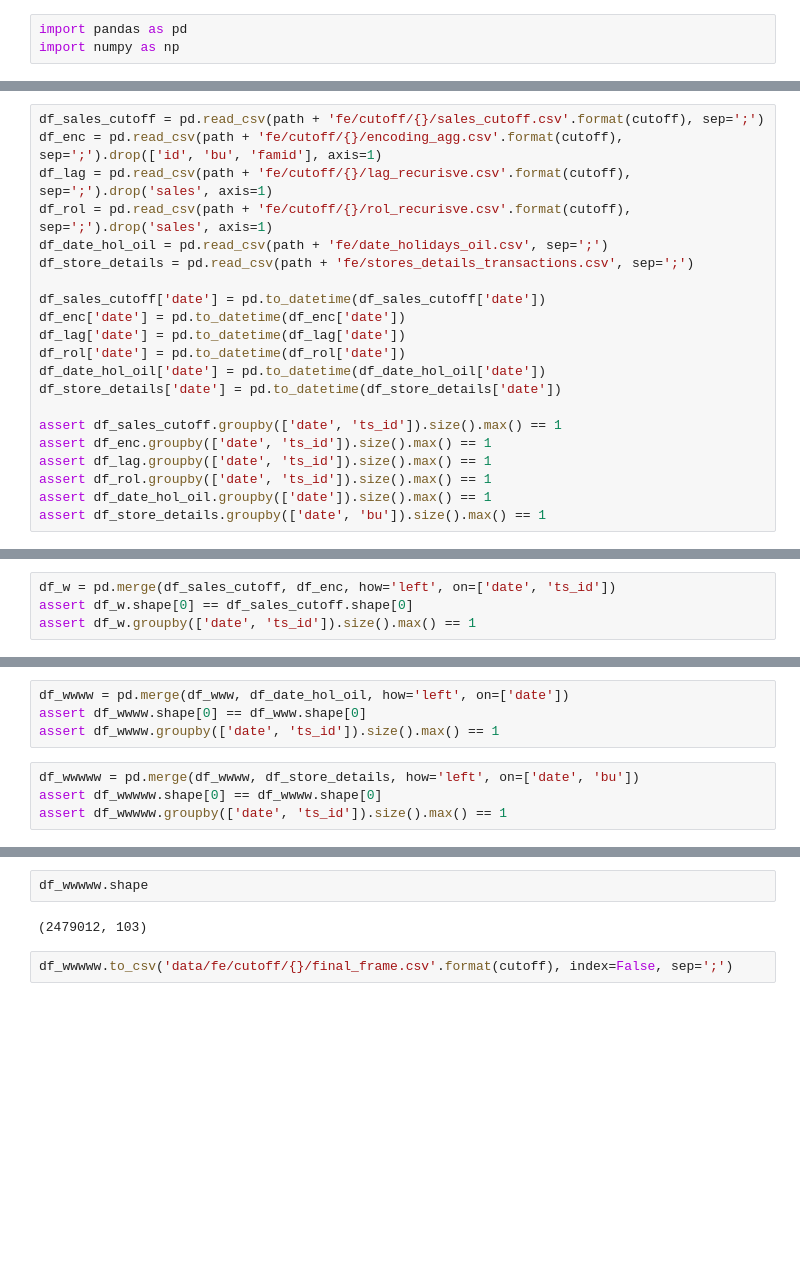
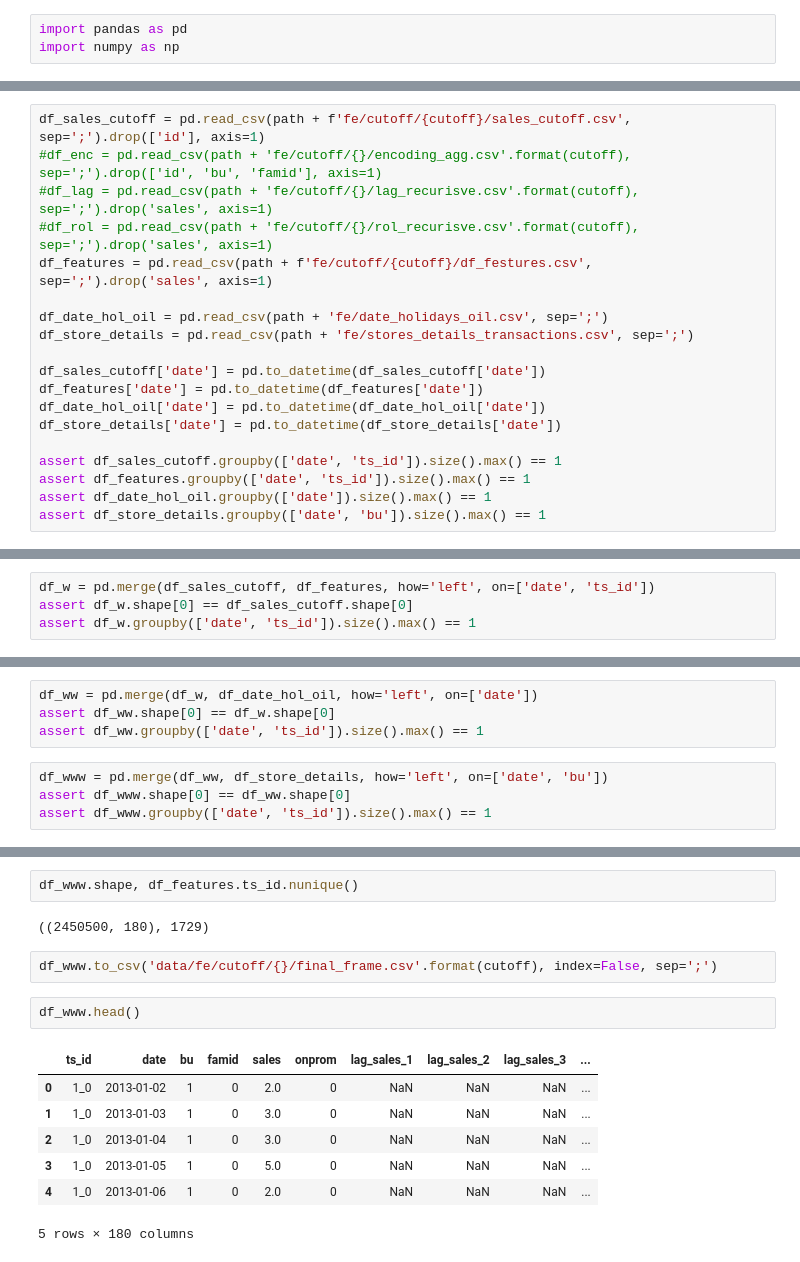
Before and after one commit to ibenkh/forecast_store_sales, a Jupyter notebook: concat_frames.ipynb, the cells around one changed output, grey strips where cells are left out. Drawn from its saved outputs; the diff is of its cells as text; blank space fills up the shorter version.

```diff
--- a/concat_frames.ipynb
+++ b/concat_frames.ipynb
@@ -16,21 +18,19 @@ cutoff = '2017-08-16'
 # %%
-df_sales_cutoff = pd.read_csv(path + 'fe/cutoff/{}/sales_cutoff.csv'.format(cutoff), sep=';')
-df_enc = pd.read_csv(path + 'fe/cutoff/{}/encoding_agg.csv'.format(cutoff), sep=';').drop(['id', 'bu', 'famid'], axis=1)
-df_lag = pd.read_csv(path + 'fe/cutoff/{}/lag_recurisve.csv'.format(cutoff), sep=';').drop('sales', axis=1)
-df_rol = pd.read_csv(path + 'fe/cutoff/{}/rol_recurisve.csv'.format(cutoff), sep=';').drop('sales', axis=1)
+df_sales_cutoff = pd.read_csv(path + f'fe/cutoff/{cutoff}/sales_cutoff.csv', sep=';').drop(['id'], axis=1)
+#df_enc = pd.read_csv(path + 'fe/cutoff/{}/encoding_agg.csv'.format(cutoff), sep=';').drop(['id', 'bu', 'famid'], axis=1)
+#df_lag = pd.read_csv(path + 'fe/cutoff/{}/lag_recurisve.csv'.format(cutoff), sep=';').drop('sales', axis=1)
+#df_rol = pd.read_csv(path + 'fe/cutoff/{}/rol_recurisve.csv'.format(cutoff), sep=';').drop('sales', axis=1)
+df_features = pd.read_csv(path + f'fe/cutoff/{cutoff}/df_festures.csv', sep=';').drop('sales', axis=1)
+
 df_date_hol_oil = pd.read_csv(path + 'fe/date_holidays_oil.csv', sep=';')
 df_store_details = pd.read_csv(path + 'fe/stores_details_transactions.csv', sep=';')
 
 df_sales_cutoff['date'] = pd.to_datetime(df_sales_cutoff['date'])
-df_enc['date'] = pd.to_datetime(df_enc['date'])
-df_lag['date'] = pd.to_datetime(df_lag['date'])
-df_rol['date'] = pd.to_datetime(df_rol['date'])
+df_features['date'] = pd.to_datetime(df_features['date'])
 df_date_hol_oil['date'] = pd.to_datetime(df_date_hol_oil['date'])
 df_store_details['date'] = pd.to_datetime(df_store_details['date'])
 
 assert df_sales_cutoff.groupby(['date', 'ts_id']).size().max() == 1
-assert df_enc.groupby(['date', 'ts_id']).size().max() == 1
-assert df_lag.groupby(['date', 'ts_id']).size().max() == 1
-assert df_rol.groupby(['date', 'ts_id']).size().max() == 1
+assert df_features.groupby(['date', 'ts_id']).size().max() == 1
 assert df_date_hol_oil.groupby(['date']).size().max() == 1
 assert df_store_details.groupby(['date', 'bu']).size().max() == 1
@@ -41,4 +49,4 @@ df_sales_cutoff.shape, df_enc.shape
 # %%
-df_w = pd.merge(df_sales_cutoff, df_enc, how='left', on=['date', 'ts_id'])
+df_w = pd.merge(df_sales_cutoff, df_features, how='left', on=['date', 'ts_id'])
 assert df_w.shape[0] == df_sales_cutoff.shape[0]
 assert df_w.groupby(['date', 'ts_id']).size().max() == 1
@@ -53,9 +53,9 @@ assert df_www.groupby(['date', 'ts_id']).size().max() == 1
 # %%
-df_wwww = pd.merge(df_www, df_date_hol_oil, how='left', on=['date'])
-assert df_wwww.shape[0] == df_www.shape[0]
-assert df_wwww.groupby(['date', 'ts_id']).size().max() == 1
+df_ww = pd.merge(df_w, df_date_hol_oil, how='left', on=['date'])
+assert df_ww.shape[0] == df_w.shape[0]
+assert df_ww.groupby(['date', 'ts_id']).size().max() == 1
 # %%
-df_wwwww = pd.merge(df_wwww, df_store_details, how='left', on=['date', 'bu'])
-assert df_wwwww.shape[0] == df_wwww.shape[0]
-assert df_wwwww.groupby(['date', 'ts_id']).size().max() == 1
+df_www = pd.merge(df_ww, df_store_details, how='left', on=['date', 'bu'])
+assert df_www.shape[0] == df_ww.shape[0]
+assert df_www.groupby(['date', 'ts_id']).size().max() == 1
 # %%
@@ -70,6 +70,16 @@ Index(['ts_id', 'date', 'id', 'bu', 'famid', 'sales', 'onprom',
 # %%
-df_wwwww.shape
+df_www.shape, df_features.ts_id.nunique()
 # %% [output]
-(2479012, 103)
+((2450500, 180), 1729)
 # %%
-df_wwwww.to_csv('data/fe/cutoff/{}/final_frame.csv'.format(cutoff), index=False, sep=';')
+df_www.to_csv('data/fe/cutoff/{}/final_frame.csv'.format(cutoff), index=False, sep=';')
+# %%
+df_www.head()
+# %% [output]
+|  | ts_id | date | bu | famid | sales | onprom | lag_sales_1 | lag_sales_2 | lag_sales_3 | ... |
+| 0 | 1_0 | 2013-01-02 | 1 | 0 | 2.0 | 0 | NaN | NaN | NaN | ... |
+| 1 | 1_0 | 2013-01-03 | 1 | 0 | 3.0 | 0 | NaN | NaN | NaN | ... |
+| 2 | 1_0 | 2013-01-04 | 1 | 0 | 3.0 | 0 | NaN | NaN | NaN | ... |
+| 3 | 1_0 | 2013-01-05 | 1 | 0 | 5.0 | 0 | NaN | NaN | NaN | ... |
+| 4 | 1_0 | 2013-01-06 | 1 | 0 | 2.0 | 0 | NaN | NaN | NaN | ... |
+5 rows × 180 columns
```
Also changed, not shown: parts of 8 cells of this notebook, 13 other files.
